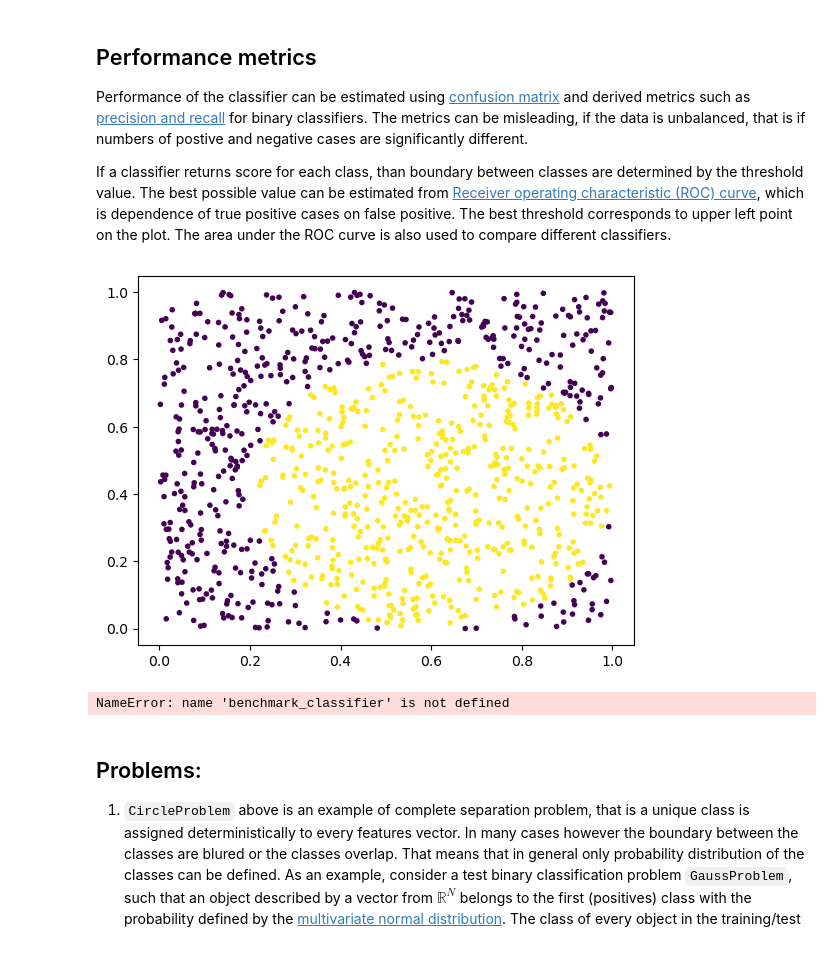
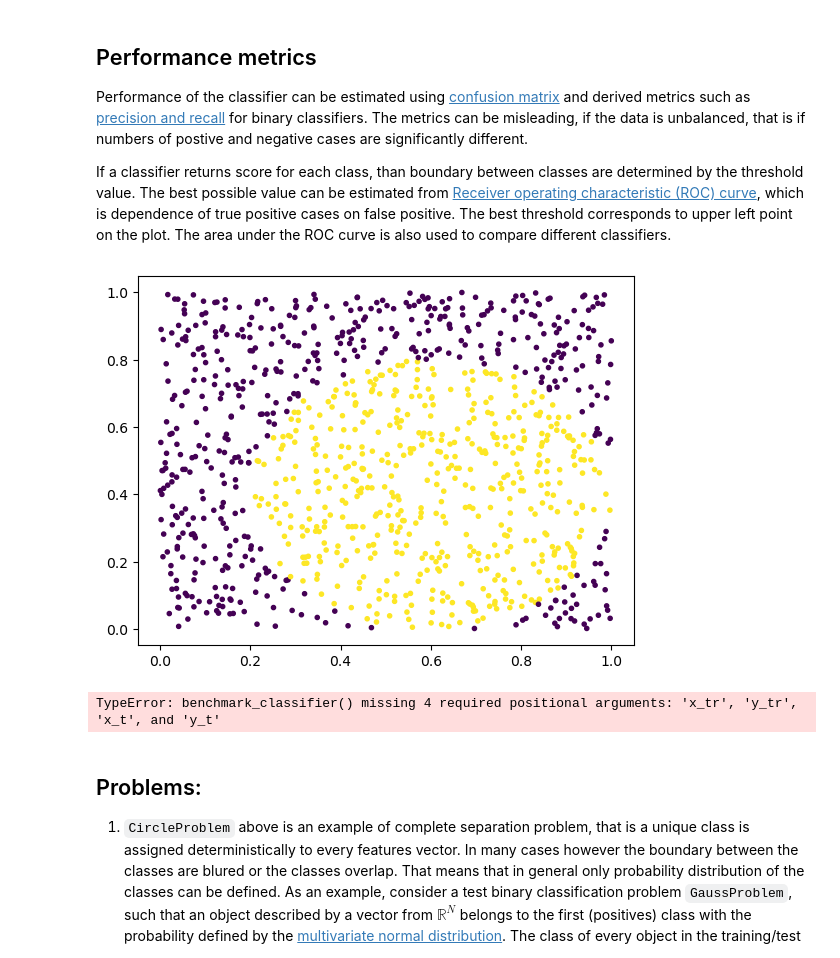
Before and after one commit to EHAT32/mlInPhysics, a Jupyter notebook: lab2.ipynb, the cells around one changed output. Cells and saved outputs as stored; diff of their text form; code cells hidden in the pictures.

```diff
--- a/lab2.ipynb
+++ b/lab2.ipynb
@@ -78,14 +78,14 @@ The area under the ROC curve is also used to compare different classifiers.
 # %%
 def visualize(x=None, y=None, y_predicted=None, axis=None):
     nitems = x.shape[0]
-    assert y.shape == (nitems,)
-    assert x.ndim == 2
+    # assert y.shape == (nitems,)
+    # assert x.ndim == 2
 
-    if y_predicted is not None:
-        assert y_predicted.shape == y.shape
-        wrong_predictions = y!=y_predicted
-    else:
-        wrong_predictions = slice(0)
+    # if y_predicted is not None:
+    #     assert y_predicted.shape == y.shape
+    #     wrong_predictions = y!=y_predicted
+    # else:
+    wrong_predictions = slice(0)
 
     if axis is None:
         _fig, axis = plt.subplots()
@@ -97,34 +97,34 @@ def visualize(x=None, y=None, y_predicted=None, axis=None):
         axis.plot(x[wrong_predictions,:], c='r', linestyle='solid', linewidth=3)
         axis.plot(x[y==0,:].T, c='y', linestyle='solid')
         axis.plot(x[y==1,:].T, c='b', linestyle='solid')
 
 
 
 class TestProblem:
     def sample(self, nitems: int):
         raise NotImplementedError
 
     def visualize(self, nitems=1000, axis=None):
         x, y = self.sample(nitems=nitems)
         visualize(x=x, y=y, axis=axis)
 
 class CircleProblem(TestProblem):
     def __init__(self, center: np.ndarray, radius: float):
         self._center = np.array(center)
         assert self._center.ndim == 1
         self._radius = np.float32(radius)
 
     def sample(self, nitems):
         x = np.random.rand(nitems, self._center.shape[0])
         distance_to_the_center = np.linalg.norm(x-self._center[None], ord=2, axis=-1)
         y = distance_to_the_center<self._radius
         return x, y
 
 problem = CircleProblem(center=(0.6, 0.4), radius=0.4)
 problem.visualize()
 plt.show()
 # %% [output]
-[figure, old version]
+[figure, new version]
 # %%
 from sklearn import metrics
 
@@ -190,7 +190,7 @@ from sklearn import svm
 clf = svm.SVC()
 benchmark_classifier(clf, problem)
 # %% [output]
-NameError: name 'benchmark_classifier' is not defined
+TypeError: benchmark_classifier() missing 4 required positional arguments: 'x_tr', 'y_tr', 'x_t', and 'y_t'
 # %% [markdown]
 ## Problems:
 
```
Also changed, not shown: parts of 13 cells of this notebook.
